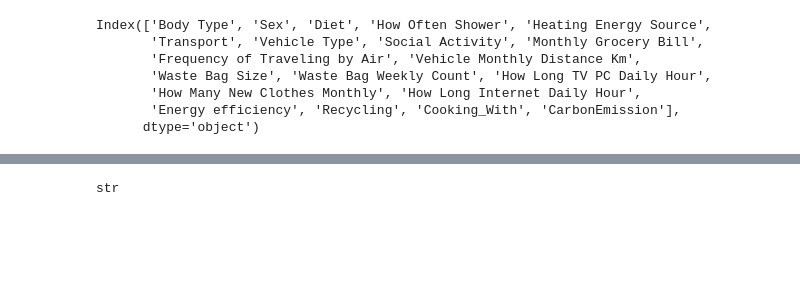
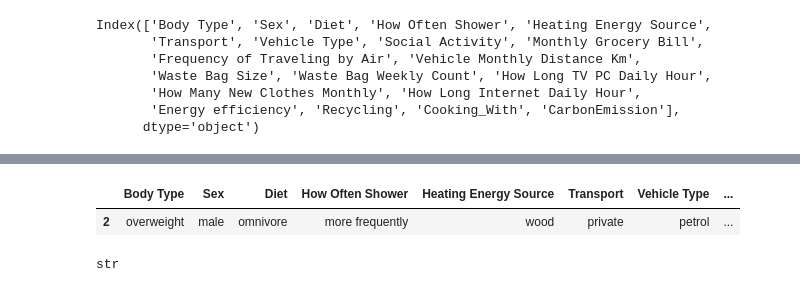
Before and after one commit to Kwabena-A/Carbon-Footprint, a Jupyter notebook: Model Selection/Model Selection.ipynb, the cells around one changed output, grey strips where cells are left out. Cells and saved outputs as stored; diff of their text form; code cells hidden in the pictures; blank space fills up the shorter version.

```diff
--- a/Model Selection/Model Selection.ipynb
+++ b/Model Selection/Model Selection.ipynb
@@ -62 +95,6 @@ Index(['Body Type', 'Sex', 'Diet', 'How Often Shower', 'Heating Energy Source',
+# %%
+df[df.index == 2]
+# %% [output]
+|  | Body Type | Sex | Diet | How Often Shower | Heating Energy Source | Transport | Vehicle Type | ... |
+| 2 | overweight | male | omnivore | more frequently | wood | private | petrol | ... |
 # %%
```
Also changed, not shown: parts of 12 cells of this notebook, 6 other files.
